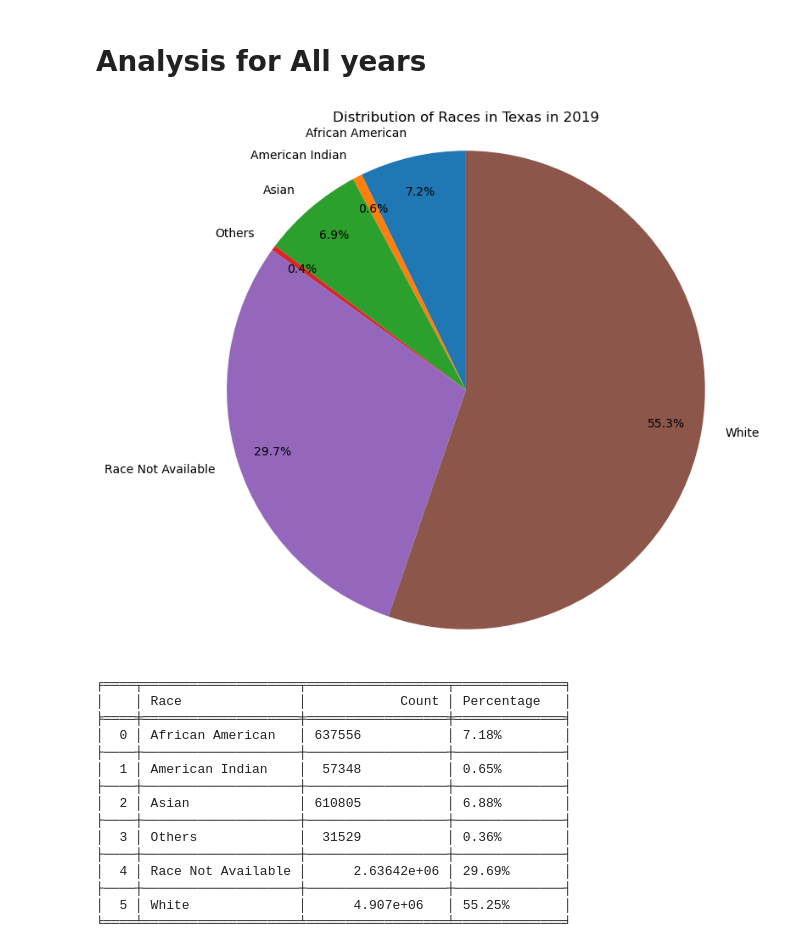
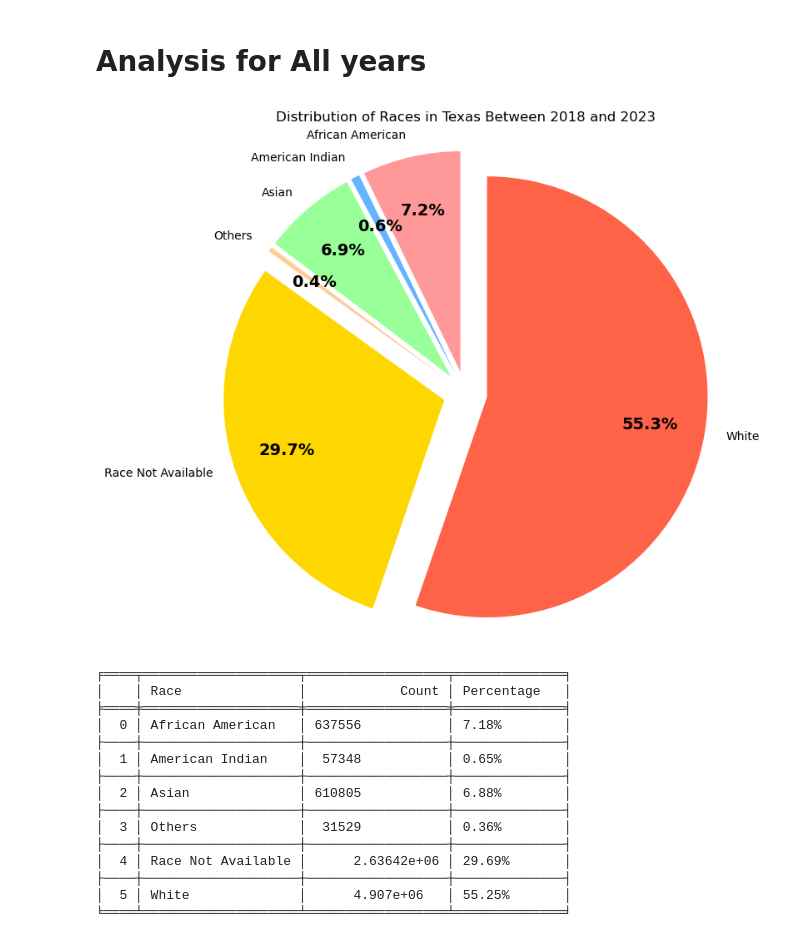
Before and after one commit to ghalys/mortgage_loans_analysis, a Jupyter notebook: visualization/viz_races.ipynb, the cells around one changed output. Cells and saved outputs as stored; diff of their text form; code cells hidden in the pictures.

Commit message:
fix : races pie chart

```diff
--- a/visualization/viz_races.ipynb
+++ b/visualization/viz_races.ipynb
@@ -38,13 +38,34 @@ df_race_processed = preprocess_race_data(df)
 race_counts = df_race_processed.groupby('derived_race')["derived_race"].count()
 # %%
 def create_pie_chart(race_counts, title):
-  # Créer le diagramme en camembert
-  plt.figure(figsize=(8, 8))
-  plt.pie(race_counts, labels=race_counts.index, autopct='%1.1f%%', startangle=90,
-          pctdistance=0.85, labeldistance=1.1)
-  plt.title(title)
-  plt.axis('equal')
-  plt.show()
+    # Créer le diagramme en camembert avec des parts coupées
+    plt.figure(figsize=(8, 8))
 
+    # Définir les couleurs personnalisées pour chaque part
+    colors = ['#FF9999', '#66B3FF', '#99FF99', '#FFCC99', '#FFD700', '#FF6347', '#8A2BE2']  # Liste de couleurs variées
+    explode = [0.1] * len(race_counts)  # Décaler toutes les parts
+
+    wedges, texts, autotexts = plt.pie(
+        race_counts,
+        labels=race_counts.index,
+        autopct='%1.1f%%',
+        startangle=90,
+        explode=explode,
+        colors=colors[:len(race_counts)],  # Assurer que le nombre de couleurs corresponde au nombre de catégories
+        pctdistance=0.75,  # Position des pourcentages
+        labeldistance=1.1  # Position des labels
+    )
+
+    # Mettre les pourcentages en noir et en gras
+    for text in autotexts:
+        text.set_fontsize(14)
+        text.set_color('black')  # Couleur du texte en noir
+        text.set_weight('bold')   # Mettre en gras
+
+    plt.title(title)
+    plt.axis('equal')  # Égaliser les axes pour un camembert circulaire
+    plt.show()
+
+# Exemple d'appel de la fonction
 create_pie_chart(race_counts, title=f'Distribution of Races in Texas in {year_example}')
 # %% [output]
@@ -85,15 +106,15 @@ create_table_count(race_counts)
 # %%
 total_race_counts = pd.Series(dtype=int)
 for i in range(2018, 2024):
     df = pd.read_csv('../original_data/state_TX_'+str(i)+'.csv')
     df_race_processed = preprocess_race_data(df)
     race_counts = df_race_processed.groupby('derived_race')["derived_race"].count()
     total_race_counts = total_race_counts.add(race_counts, fill_value=0)
 
-create_pie_chart(total_race_counts, title=f'Distribution of Races in Texas in {year_example}')
+create_pie_chart(total_race_counts, title=f'Distribution of Races in Texas Between 2018 and 2023')
 create_table_count(total_race_counts)
 # %% [output]
-[figure, old version]
+[figure, new version]
 ╒════╤════════════════════╤══════════════════╤══════════════╕
 │    │ Race               │            Count │ Percentage   │
 ╞════╪════════════════════╪══════════════════╪══════════════╡
```
Also changed, not shown: parts of 1 cell of this notebook, 1 other file.
